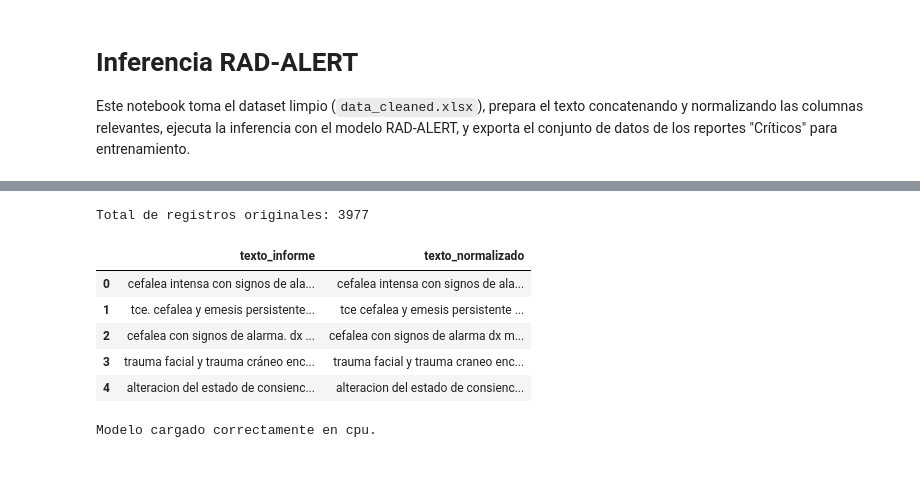
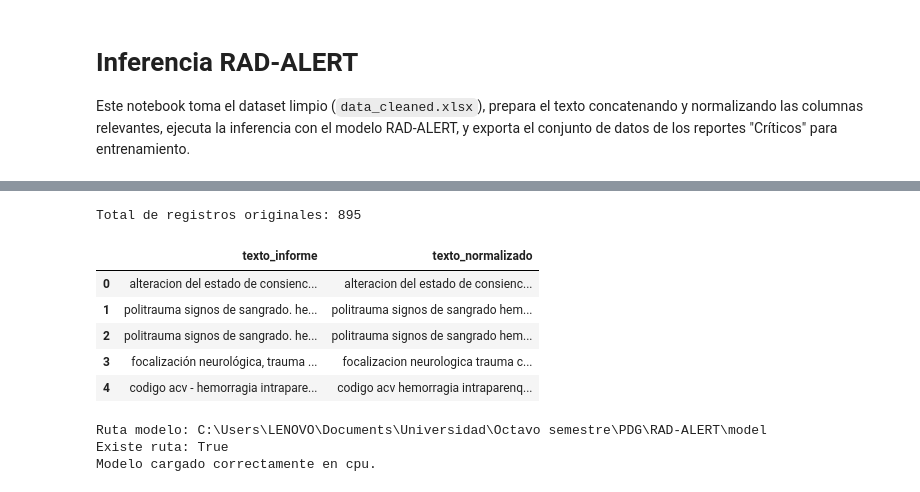
Before and after one commit to isabelaocampos/PDG-Diagnostico-Clinico, a Jupyter notebook: notebooks/0.1_Inferencia_RAD_ALERT.ipynb, the cells around one changed output, grey strips where cells are left out. Drawn from its saved outputs; the diff is of its cells as text; code cells hidden in the pictures.

```diff
--- a/notebooks/0.1_Inferencia_RAD_ALERT.ipynb
+++ b/notebooks/0.1_Inferencia_RAD_ALERT.ipynb
@@ -35,50 +37,63 @@ warnings.filterwarnings('ignore')
 # %%
 # Cargar el dataset limpio
 df = pd.read_excel('../data/data_cleaned.xlsx')
 print(f"Total de registros originales: {len(df)}")
 
 # Función para limpiar y normalizar texto al estilo RAD-ALERT
 def normalize_text(text):
     if pd.isna(text):
         return ""
     text = str(text).lower() # minúsculas
-    text = unidecode.unidecode(text) # sin acentos
+    text = unidecode(text) # sin acentos
     text = re.sub(r'[^a-z0-9\s]', ' ', text) # eliminar caracteres especiales
     text = re.sub(r'\s+', ' ', text).strip() # espacios extra
     return text
 
 # Concatenar las columnas de interés
 cols_texto = ['Datos Clínicos', 'Hallazgos', 'Opinión']
 df['texto_informe'] = df[cols_texto].fillna('').agg(' '.join, axis=1)
 
 # Aplicar normalización
 df['texto_normalizado'] = df['texto_informe'].apply(normalize_text)
 
 df[['texto_informe', 'texto_normalizado']].head()
 # %% [output]
-Total de registros originales: 3977
+Total de registros originales: 895
 |  | texto_informe | texto_normalizado |
-| 0 | cefalea intensa con signos de ala... | cefalea intensa con signos de ala... |
-| 1 | tce. cefalea y emesis persistente... | tce cefalea y emesis persistente ... |
-| 2 | cefalea con signos de alarma. dx ... | cefalea con signos de alarma dx m... |
-| 3 | trauma facial y trauma cráneo enc... | trauma facial y trauma craneo enc... |
-| 4 | alteracion del estado de consienc... | alteracion del estado de consienc... |
+| 0 | alteracion del estado de consienc... | alteracion del estado de consienc... |
+| 1 | politrauma signos de sangrado. he... | politrauma signos de sangrado hem... |
+| 2 | politrauma signos de sangrado. he... | politrauma signos de sangrado hem... |
+| 3 | focalización neurológica, trauma ... | focalizacion neurologica trauma c... |
+| 4 | codigo acv - hemorragia intrapare... | codigo acv hemorragia intraparenq... |
 # %%
 # Configurar modelo RAD-ALERT
-# IMPORTANTE: Reemplaza 'ruta/al/modelo/rad-alert' con el path real local o el nombre en HuggingFace.
-model_name = "../../RAD-ALERT/model"
+# IMPORTANTE: ajusta la ruta si mueves la carpeta del modelo.
+from pathlib import Path
+from transformers import AutoTokenizer, AutoModelForSequenceClassification
+import torch
+
+model_path = Path(r"C:/Users/LENOVO/Documents/Universidad/Octavo semestre/PDG/RAD-ALERT/model")
+print(f"Ruta modelo: {model_path}")
+print(f"Existe ruta: {model_path.exists()}")
 
 try:
-    tokenizer = AutoTokenizer.from_pretrained(model_name)
-    model = AutoModelForSequenceClassification.from_pretrained(model_name)
-    device = torch.device('cuda' if torch.cuda.is_available() else 'cpu')
+    if not model_path.exists():
+        raise FileNotFoundError(f"No existe la ruta del modelo: {model_path}")
+
+    tokenizer = AutoTokenizer.from_pretrained(str(model_path), local_files_only=True)
+    model = AutoModelForSequenceClassification.from_pretrained(str(model_path), local_files_only=True)
+
+    # Forzamos CPU para evitar errores de memoria en GPU
+    device = torch.device('cpu')
     model.to(device)
     model.eval()
     print(f"Modelo cargado correctamente en {device}.")
 except Exception as e:
     print(f"Error al cargar el modelo: {e}")
-    print("Asegúrate de haber instalado los requerimientos de RAD-ALERT e indicar la ruta correcta del modelo.")
+    print("Verifica la ruta y que la carpeta tenga config.json, tokenizer y model.safetensors.")
 # %% [output]
+Ruta modelo: C:\Users\LENOVO\Documents\Universidad\Octavo semestre\PDG\RAD-ALERT\model
+Existe ruta: True
 Modelo cargado correctamente en cpu.
 # %%
 # Función para predecir
```
Also changed, not shown: parts of 5 cells of this notebook, 1 other file.
